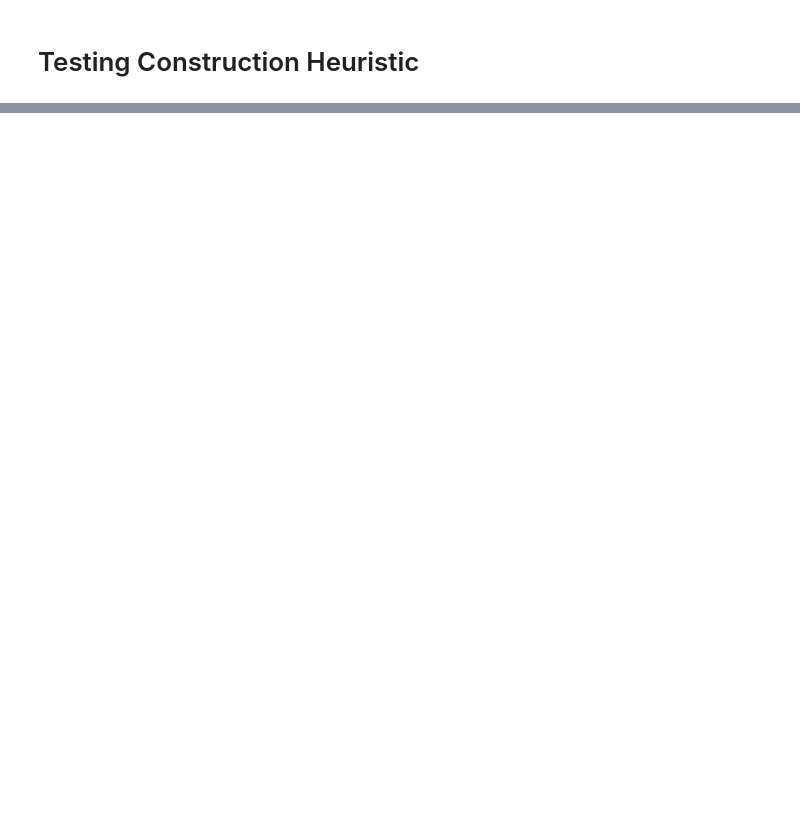
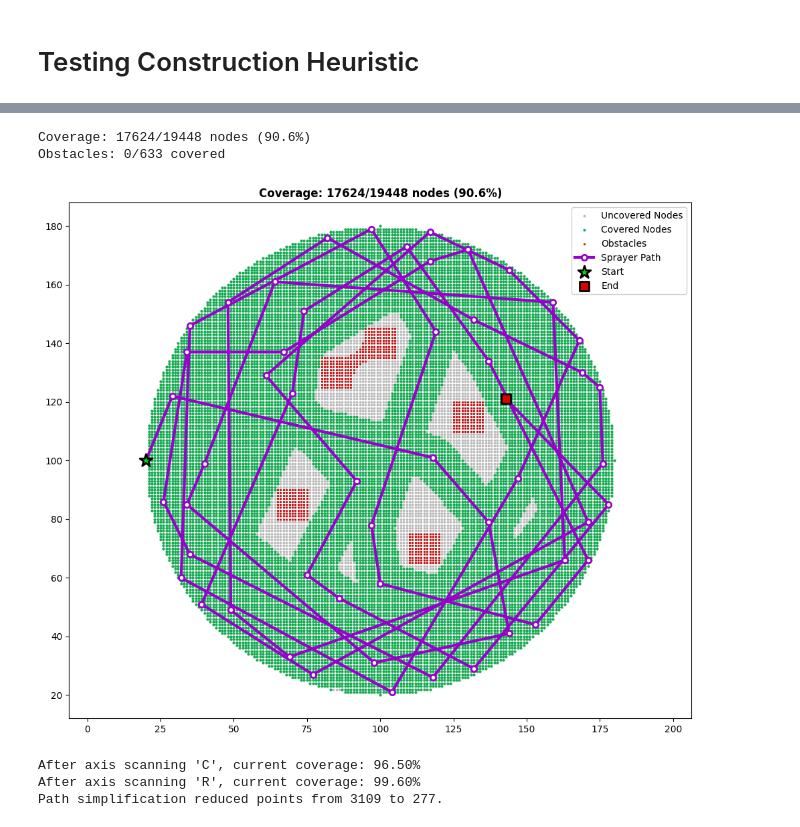
Before and after one commit to Everton-Colombo/MO824-Project, a Jupyter notebook: testing.ipynb, the cells around one changed output, grey strips where cells are left out. Drawn from its saved outputs; the diff is of its cells as text; code cells hidden in the pictures; blank space fills up the shorter version.

```diff
--- a/testing.ipynb
+++ b/testing.ipynb
@@ -386,0 +362,2 @@ Obstacles: 0/605 covered
+# %%
+gen_sol = ts._constructive_heuristic('greedy_coverage')
@@ -386,0 +382,12 @@ Obstacles: 0/605 covered
+# %%
+display_grid_and_path(circular_inst, circular_evaluator, gen_sol.path)
+# %% [output]
+Coverage: 17624/19448 nodes (90.6%)
+Obstacles: 0/633 covered
+[figure, added]
+# %%
+gen_sol = ts._constructive_heuristic('fsm_coverage_planner')
+# %% [output]
+After axis scanning 'C', current coverage: 96.50%
+After axis scanning 'R', current coverage: 99.60%
+Path simplification reduced points from 3109 to 277.
```
Also changed, not shown: parts of 20 cells of this notebook.
